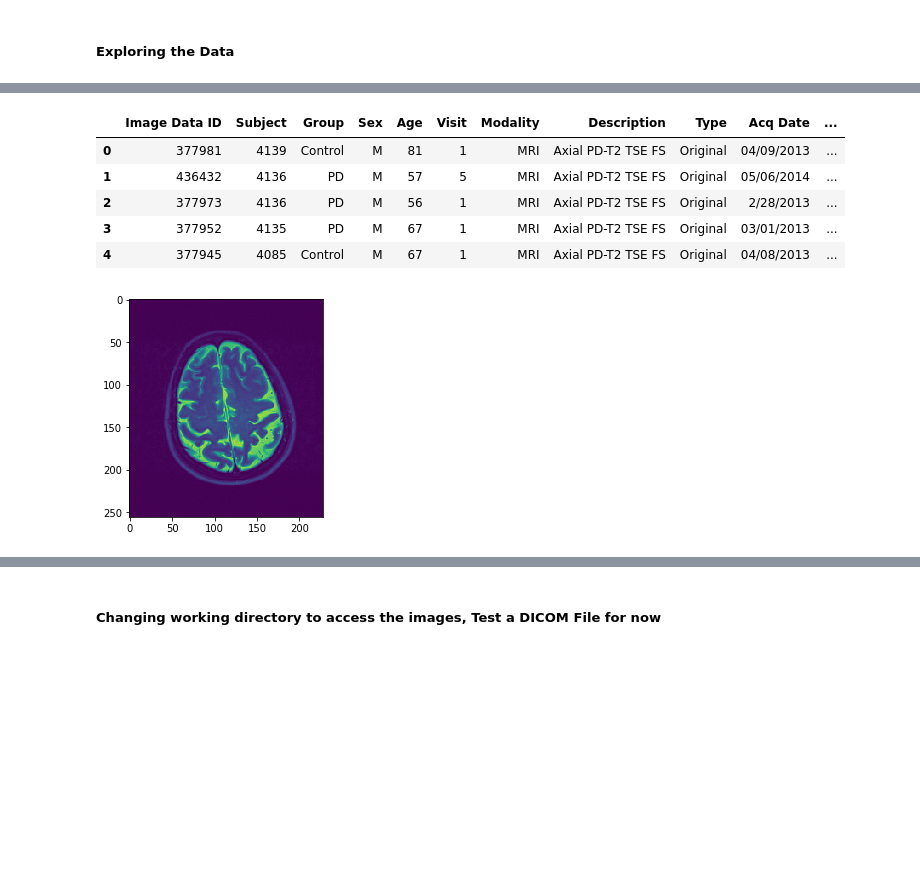
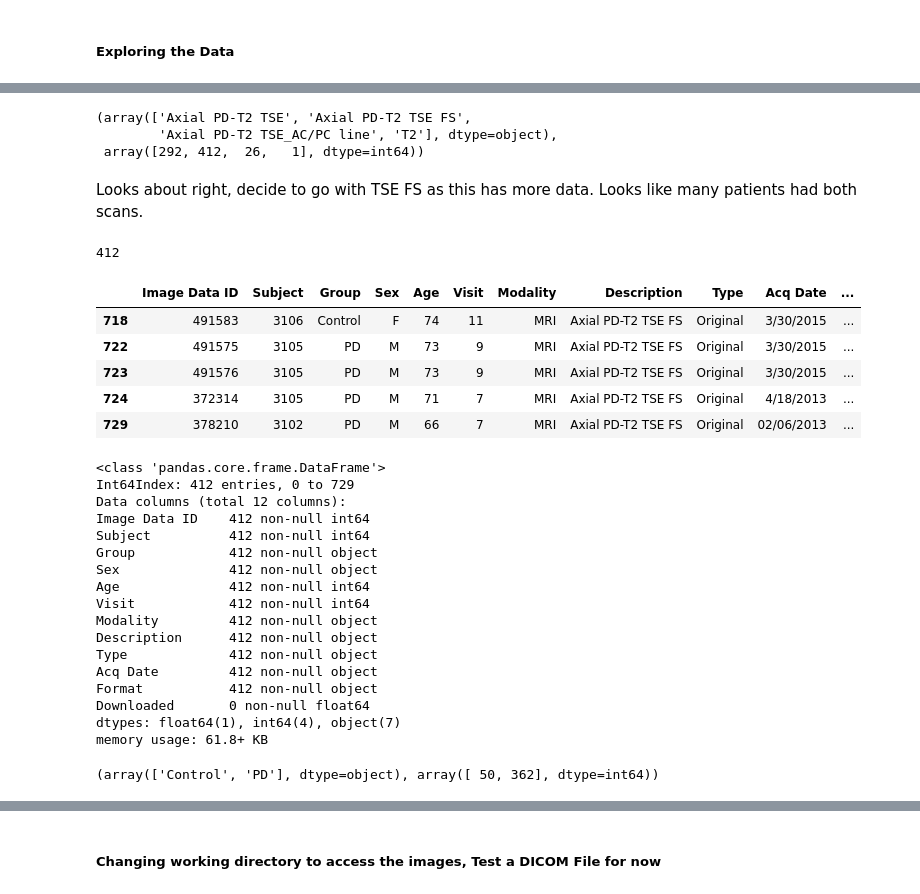
Before and after one commit to StevenVuong/MSc_Project, a Jupyter notebook: Data Exploration v1.ipynb, the cells around one changed output, grey strips where cells are left out. Drawn from its saved outputs; the diff is of its cells as text; code cells hidden in the pictures; blank space fills up the shorter version.

```diff
--- a/Data Exploration v1.ipynb
+++ b/Data Exploration v1.ipynb
@@ -49,20 +40,45 @@ np.unique(df.Description.values, return_counts=True)
-# %%
-df2 = df[df['Description']=='Axial PD-T2 TSE FS']
-df2.head() # we can see that some patients have multiple scans and different dates, treat these as independent occurances
-# Plan:
-# get all the subject ID's
-# Search these folders, if the folders have more than 1 subfolder, take the second, that will be the FS Files.
-# Then each of the scans inside are relevant to feed into our NN
-# %% [output]
-|  | Image Data ID | Subject | Group | Sex | Age | Visit | Modality | Description | Type | Acq Date | ... |
-| 0 | 377981 | 4139 | Control | M | 81 | 1 | MRI | Axial PD-T2 TSE FS | Original | 04/09/2013 | ... |
-| 1 | 436432 | 4136 | PD | M | 57 | 5 | MRI | Axial PD-T2 TSE FS | Original | 05/06/2014 | ... |
-| 2 | 377973 | 4136 | PD | M | 56 | 1 | MRI | Axial PD-T2 TSE FS | Original | 2/28/2013 | ... |
-| 3 | 377952 | 4135 | PD | M | 67 | 1 | MRI | Axial PD-T2 TSE FS | Original | 03/01/2013 | ... |
-| 4 | 377945 | 4085 | Control | M | 67 | 1 | MRI | Axial PD-T2 TSE FS | Original | 04/08/2013 | ... |
-# %%
-slices = pydicom.read_file("PPMI_3113_MR_Axial_PD-T2_TSE_FS_br_raw_20131008152954645_93_S203292_I393644.dcm")
-plt.imshow(slices.pixel_array)
-plt.show()
-# %% [output]
-[figure, removed]
+# %%
+np.unique(df.Description.values, return_counts=True)
+# %% [output]
+(array(['Axial PD-T2 TSE', 'Axial PD-T2 TSE FS',
+        'Axial PD-T2 TSE_AC/PC line', 'T2'], dtype=object),
+ array([292, 412,  26,   1], dtype=int64))
+# %% [markdown]
+Looks about right, decide to go with TSE FS as this has more data. Looks like many patients had both scans.
+# %%
+df2 = df[df['Description']=='Axial PD-T2 TSE FS']
+print (len(df2))
+df2.tail()
+# %% [output]
+412
+|  | Image Data ID | Subject | Group | Sex | Age | Visit | Modality | Description | Type | Acq Date | ... |
+| 718 | 491583 | 3106 | Control | F | 74 | 11 | MRI | Axial PD-T2 TSE FS | Original | 3/30/2015 | ... |
+| 722 | 491575 | 3105 | PD | M | 73 | 9 | MRI | Axial PD-T2 TSE FS | Original | 3/30/2015 | ... |
+| 723 | 491576 | 3105 | PD | M | 73 | 9 | MRI | Axial PD-T2 TSE FS | Original | 3/30/2015 | ... |
+| 724 | 372314 | 3105 | PD | M | 71 | 7 | MRI | Axial PD-T2 TSE FS | Original | 4/18/2013 | ... |
+| 729 | 378210 | 3102 | PD | M | 66 | 7 | MRI | Axial PD-T2 TSE FS | Original | 02/06/2013 | ... |
+# %%
+df2.info() # just get understanding of types of data
+# %% [output]
+<class 'pandas.core.frame.DataFrame'>
+Int64Index: 412 entries, 0 to 729
+Data columns (total 12 columns):
+Image Data ID    412 non-null int64
+Subject          412 non-null int64
+Group            412 non-null object
+Sex              412 non-null object
+Age              412 non-null int64
+Visit            412 non-null int64
+Modality         412 non-null object
+Description      412 non-null object
+Type             412 non-null object
+Acq Date         412 non-null object
+Format           412 non-null object
+Downloaded       0 non-null float64
+dtypes: float64(1), int64(4), object(7)
+memory usage: 61.8+ KB
+# %%
+# count number with PD and number of controls
+np.unique(df2.Group, return_counts=True)
+# %% [output]
+(array(['Control', 'PD'], dtype=object), array([ 50, 362], dtype=int64))
```
Also changed, not shown: parts of 12 cells of this notebook.
